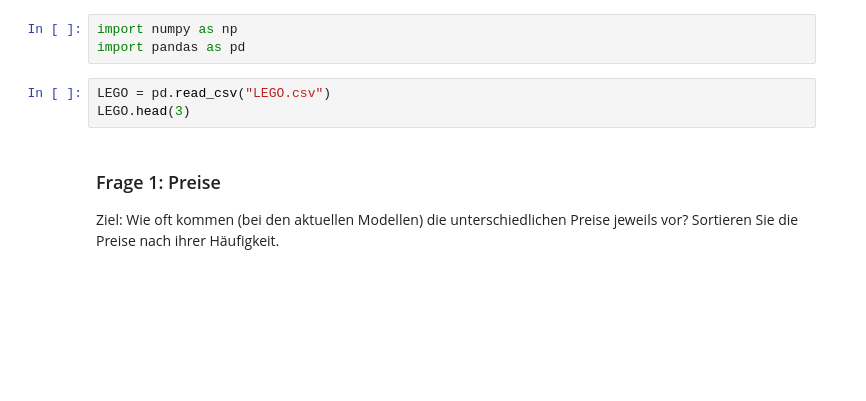
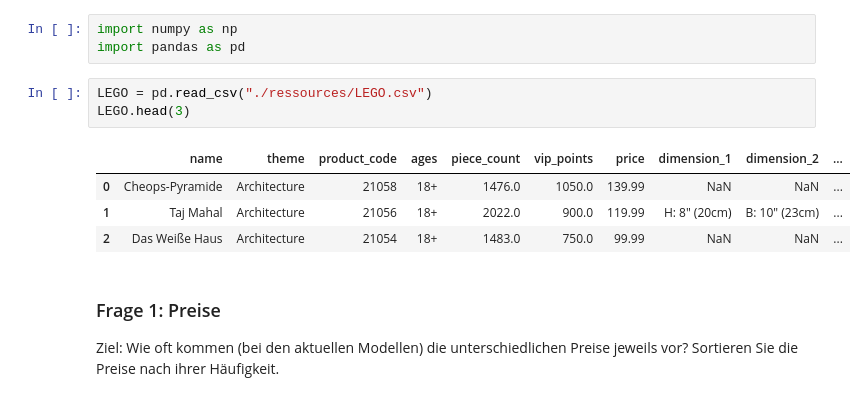
Before and after one commit to thieleju/studium, a Jupyter notebook: Data Science/übung_lego_2.ipynb, the cells around one changed output. Saved outputs shown, nothing was run; the diff lists cells and outputs as text; blank space fills up the shorter version.

Commit message:
Fix in exercise lego 2

```diff
--- a/Data Science/übung_lego_2.ipynb
+++ b/Data Science/übung_lego_2.ipynb
@@ -6,8 +6,13 @@ Erinnerung: https://pandas.pydata.org/Pandas_Cheat_Sheet.pdf
 import numpy as np
 import pandas as pd
 # %%
-LEGO = pd.read_csv("LEGO.csv")
+LEGO = pd.read_csv("./ressources/LEGO.csv")
 LEGO.head(3)
+# %% [output]
+|  | name | theme | product_code | ages | piece_count | vip_points | price | dimension_1 | dimension_2 | ... |
+| 0 | Cheops-Pyramide | Architecture | 21058 | 18+ | 1476.0 | 1050.0 | 139.99 | NaN | NaN | ... |
+| 1 | Taj Mahal | Architecture | 21056 | 18+ | 2022.0 | 900.0 | 119.99 | H: 8" (20cm) | B: 10" (23cm) | ... |
+| 2 | Das Weiße Haus | Architecture | 21054 | 18+ | 1483.0 | 750.0 | 99.99 | NaN | NaN | ... |
 # %% [markdown]
 ### Frage 1: Preise
 Ziel: Wie oft kommen (bei den aktuellen Modellen) die unterschiedlichen Preise jeweils vor? Sortieren Sie die Preise nach ihrer Häufigkeit.
```
Also changed, not shown: parts of 8 cells of this notebook.
